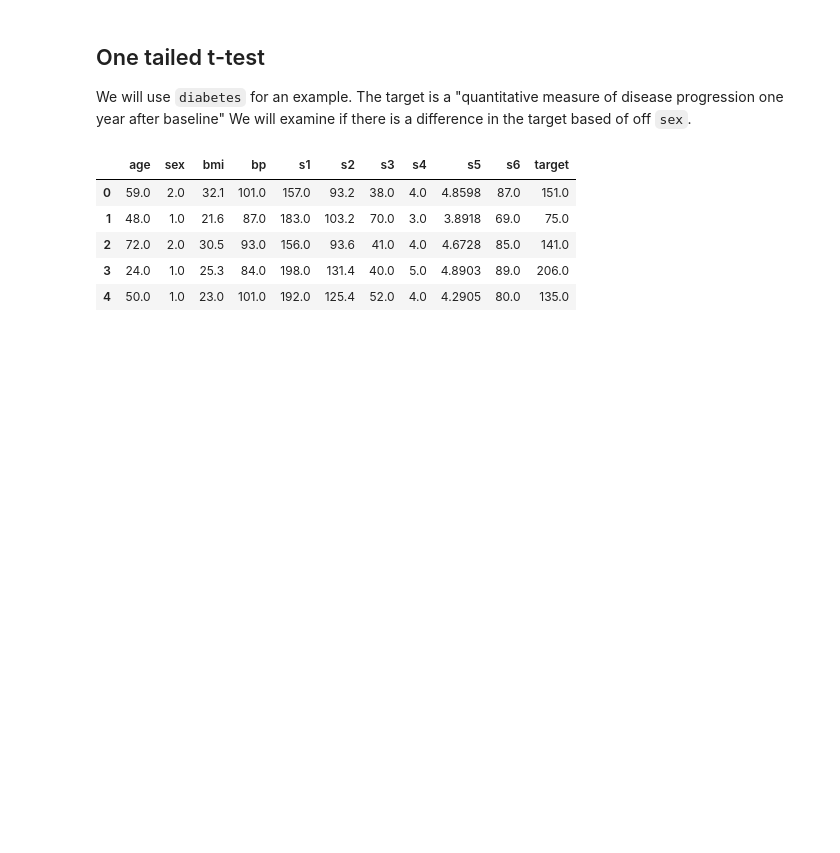
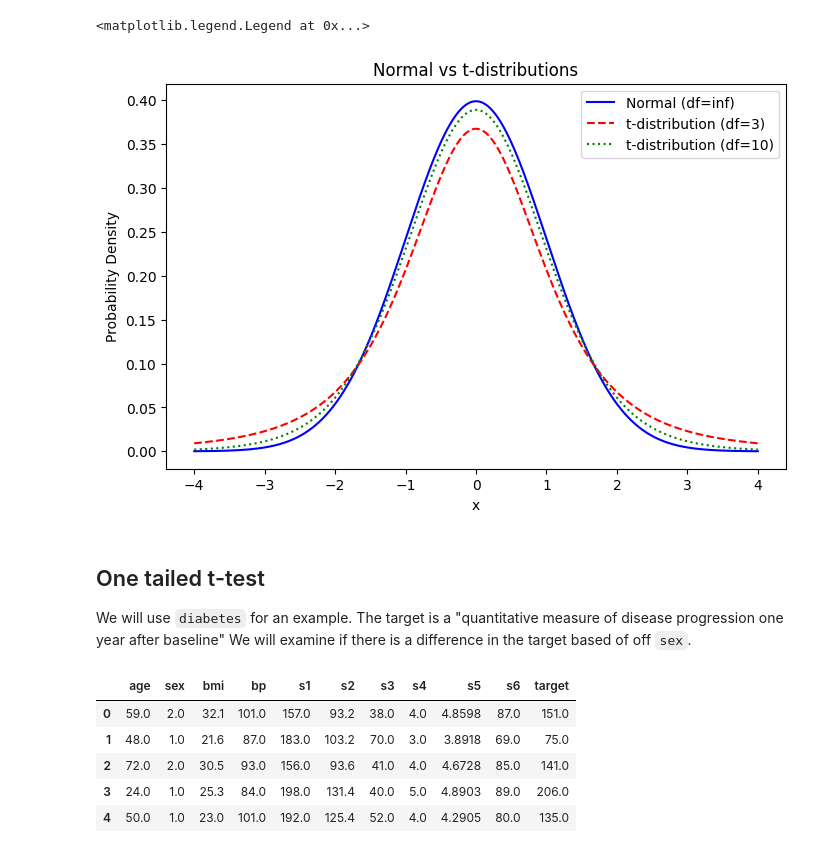
Before and after one commit to Cameron858/statistical-playground, a Jupyter notebook: notebooks/t_tests.ipynb, the cells around one changed output. Cells and saved outputs as stored; diff of their text form; code cells hidden in the pictures; blank space fills up the shorter version.

Commit message:
Add introduction, and plot graphs showing rejection regions.

```diff
--- a/notebooks/t_tests.ipynb
+++ b/notebooks/t_tests.ipynb
@@ -15,3 +27,27 @@ This notebook demonstrates how to perform and interpret both one-tailed and two-
+# %%
+
+x = np.linspace(-4, 4, 1000)
+
+# normal
+normal_pdf = norm.pdf(x, 0, 1)
+
+# t-distributions with different degrees of freedom
+t_dof3 = t.pdf(x, df=3)
+t_dof10 = t.pdf(x, df=10)
+
+plt.figure(figsize=(8, 5))
+
+plt.plot(x, normal_pdf, label='Normal (df=inf)', color='blue')
+plt.plot(x, t_dof3, label='t-distribution (df=3)', color='red', linestyle='--')
+plt.plot(x, t_dof10, label='t-distribution (df=10)', color='green', linestyle=':')
+
+plt.title('Normal vs t-distributions')
+plt.xlabel('x')
+plt.ylabel('Probability Density')
+plt.legend()
+# %% [output]
+<matplotlib.legend.Legend at 0x...>
+[figure, added]
 # %% [markdown]
 ## One tailed t-test
 
```
Also changed, not shown: parts of 12 cells of this notebook.
